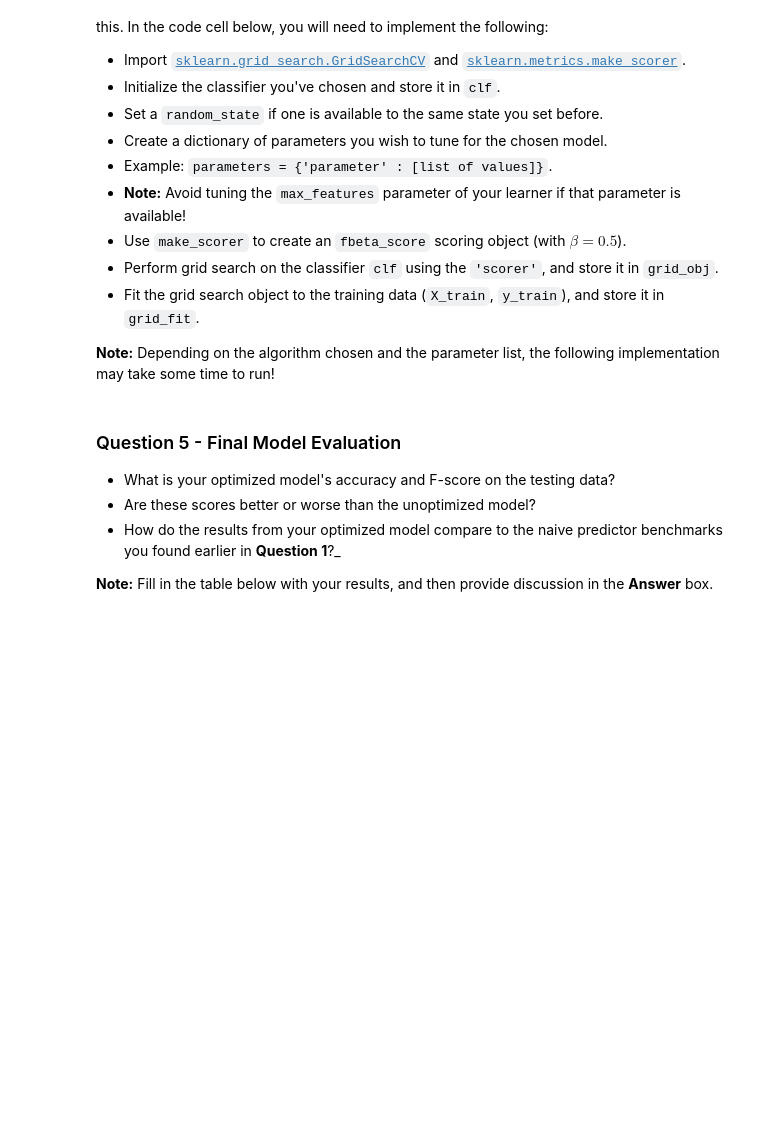
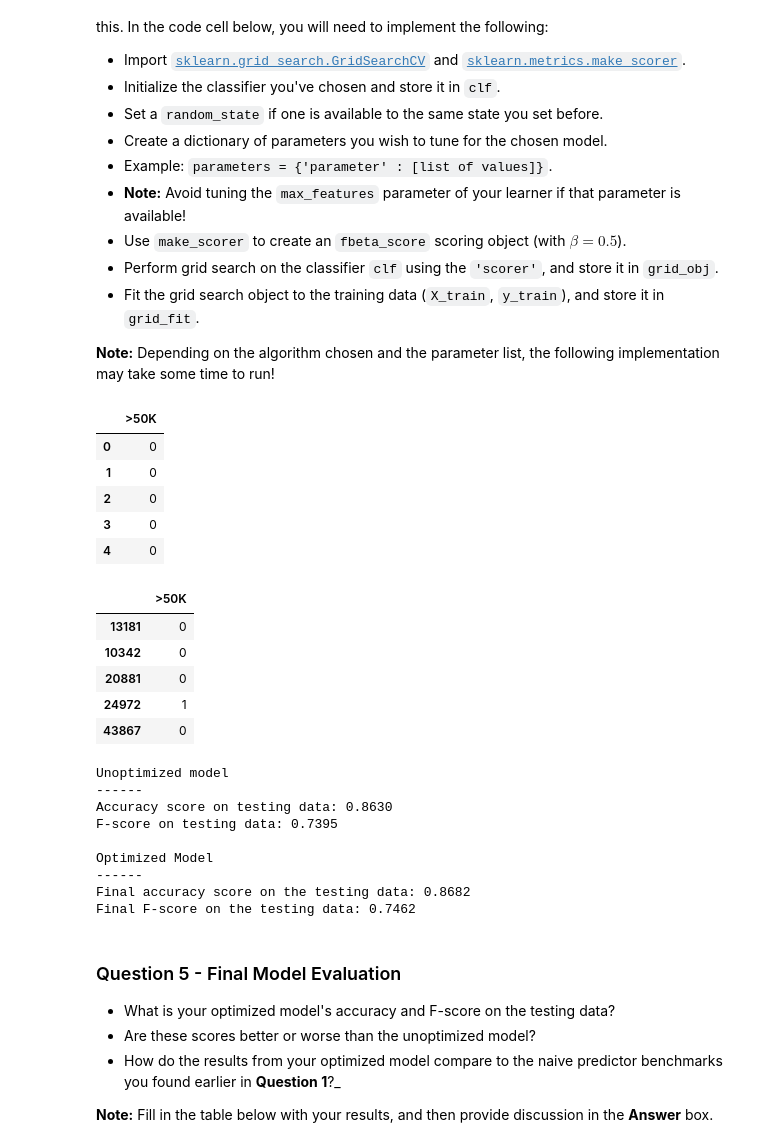
Before and after one commit to abubinski/findingDonors, a Jupyter notebook: finding_donors.ipynb, the cells around one changed output. Cells and saved outputs as stored; diff of their text form; code cells hidden in the pictures; blank space fills up the shorter version.

```diff
--- a/finding_donors.ipynb
+++ b/finding_donors.ipynb
@@ -172,6 +172,9 @@ features_final = pd.get_dummies(features_log_minmax_transform)
 # TODO: Encode the 'income_raw' data to numerical values
 income = pd.get_dummies(income_raw)
 
+#REMOVE COLUMN
+income.drop(['<=50K'], axis=1, inplace=True)
+
 # Print the number of features after one-hot encoding
 encoded = list(features_final.columns)
 print "{} total features after one-hot encoding.".format(len(encoded))
@@ -456,37 +474,66 @@ Fine tune the chosen model. Use grid search (`GridSearchCV`) with at least one i
 **Note:** Depending on the algorithm chosen and the parameter list, the following implementation may take some time to run!
 # %%
 # TODO: Import 'GridSearchCV', 'make_scorer', and any other necessary libraries
+from sklearn.model_selection import GridSearchCV
+from sklearn.metrics import make_scorer, fbeta_score
+from sklearn.ensemble import GradientBoostingClassifier
 
 # TODO: Initialize the classifier
-clf = None
+clf = GradientBoostingClassifier(random_state = 10)
 
 # TODO: Create the parameters list you wish to tune, using a dictionary if needed.
 # HINT: parameters = {'parameter_1': [value1, value2], 'parameter_2': [value1, value2]}
-parameters = None
+
+parameters = {'max_depth': [1, 3, 5], 'learning_rate': [0.1, 0.5], 'n_estimators': [10, 100]}
 
 # TODO: Make an fbeta_score scoring object using make_scorer()
-scorer = None
+scorer = make_scorer(fbeta_score, beta=0.5)
 
 # TODO: Perform grid search on the classifier using 'scorer' as the scoring method using GridSearchCV()
-grid_obj = None
+grid_obj = GridSearchCV(clf, parameters, scorer)
+
+display(income.head(n = 5))
+display(y_train.head(n = 5))
 
 # TODO: Fit the grid search object to the training data and find the optimal parameters using fit()
-grid_fit = None
+grid_fit = grid_obj.fit(X_train, y_train['>50K'])
 
 # Get the estimator
 best_clf = grid_fit.best_estimator_
 
 # Make predictions using the unoptimized and model
 predictions = (clf.fit(X_train, y_train)).predict(X_test)
 best_predictions = best_clf.predict(X_test)
 
 # Report the before-and-afterscores
 print "Unoptimized model\n------"
 print "Accuracy score on testing data: {:.4f}".format(accuracy_score(y_test, predictions))
 print "F-score on testing data: {:.4f}".format(fbeta_score(y_test, predictions, beta = 0.5))
 print "\nOptimized Model\n------"
 print "Final accuracy score on the testing data: {:.4f}".format(accuracy_score(y_test, best_predictions))
 print "Final F-score on the testing data: {:.4f}".format(fbeta_score(y_test, best_predictions, beta = 0.5))
+# %% [output]
+|  | >50K |
+| 0 | 0 |
+| 1 | 0 |
+| 2 | 0 |
+| 3 | 0 |
+| 4 | 0 |
+|  | >50K |
+| 13181 | 0 |
+| 10342 | 0 |
+| 20881 | 0 |
+| 24972 | 1 |
+| 43867 | 0 |
+Unoptimized model
+------
+Accuracy score on testing data: 0.8630
+F-score on testing data: 0.7395
+
+Optimized Model
+------
+Final accuracy score on the testing data: 0.8682
+Final F-score on the testing data: 0.7462
 # %% [markdown]
 ### Question 5 - Final Model Evaluation
 
```
Also changed, not shown: parts of 7 cells of this notebook.
